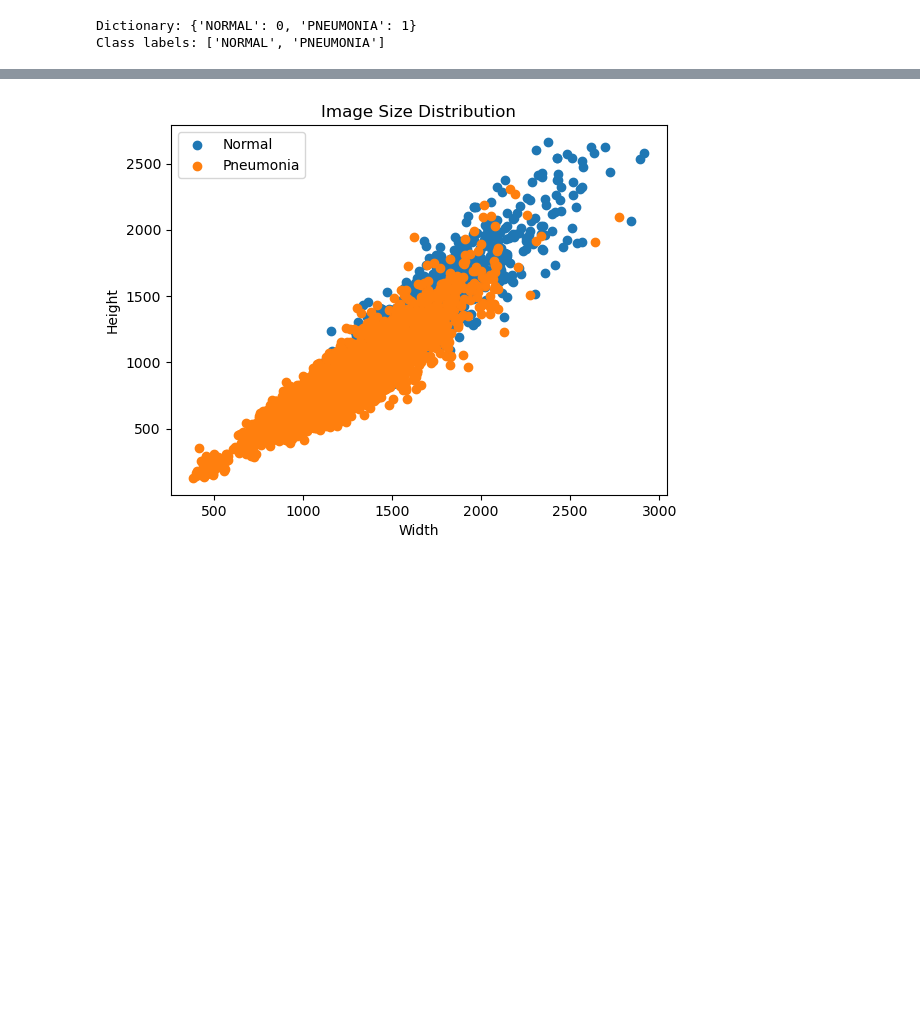
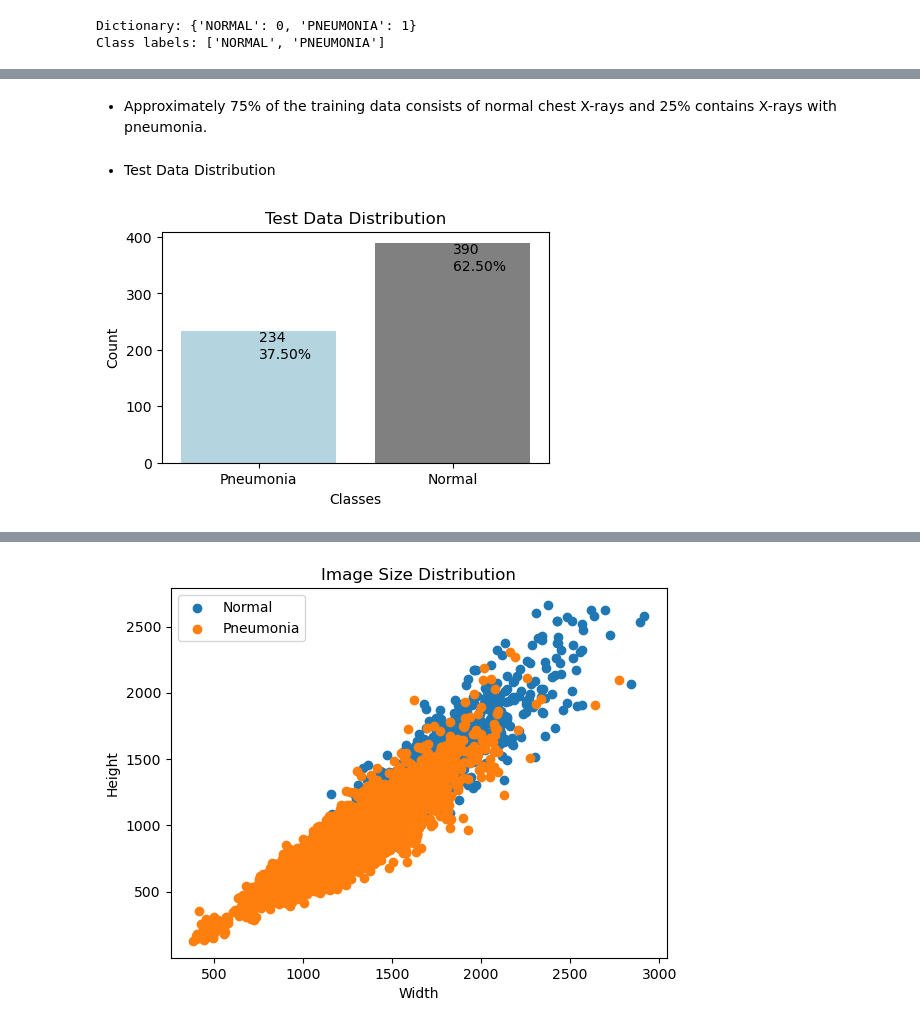
Before and after one commit to Bree-009/Deep-Learning-Analysis-of-X-Ray-Images-for-Pneumonia-Detection, a Jupyter notebook: Image Classification notebook.ipynb, the cells around one changed output, grey strips where cells are left out. Saved outputs shown, nothing was run; the diff lists cells and outputs as text; code cells hidden in the pictures; blank space fills up the shorter version.

```diff
--- a/Image Classification notebook.ipynb
+++ b/Image Classification notebook.ipynb
@@ -215,0 +250,13 @@ visualize_class_distributions(train_generator, test_generator, val_generator, cl
+# %% [markdown]
+- Approximately 75% of the training data consists of normal chest X-rays and 25% contains X-rays with pneumonia.
+# %% [markdown]
+- Test  Data Distribution
+# %%
+# Define the colors for the bars
+bar_colors = ["lightblue", "grey"]
+
+# Test data distribution
+test_labels = test_generator.classes
+plot_class_counts(test_labels, 'Test Data Distribution', bar_colors)
+# %% [output]
+[figure, added]
```
Also changed, not shown: parts of 67 cells of this notebook, 1 other file.
